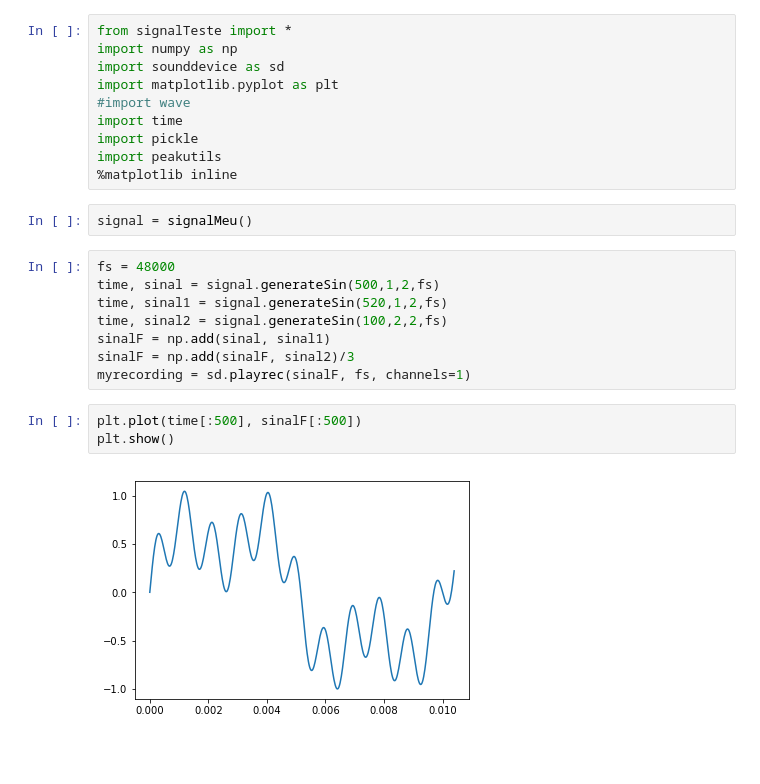
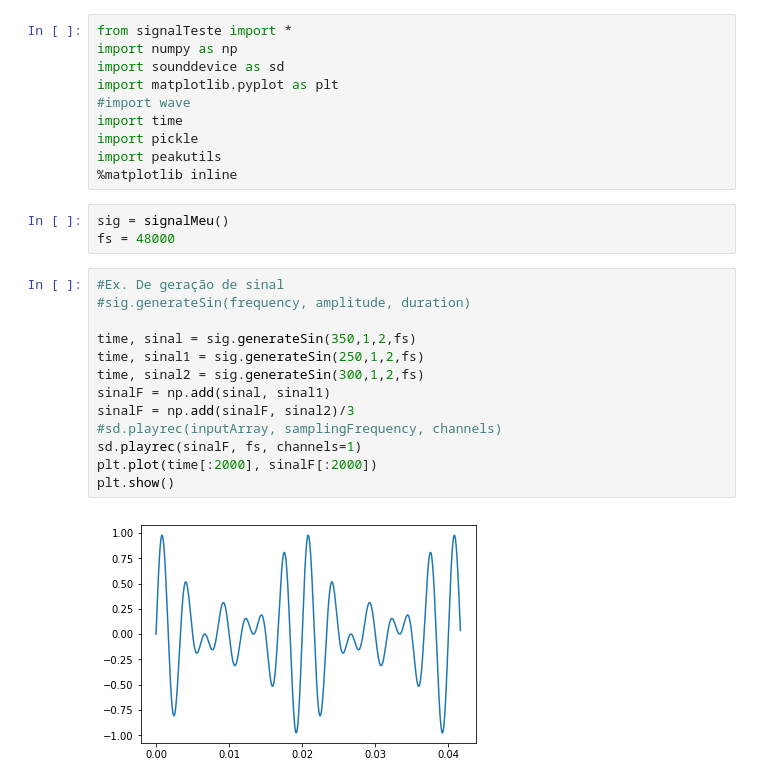
Before and after one commit to wesleygas/urban-piriquito, a Jupyter notebook: testeMaximo.ipynb, the cells around one changed output. Cells and saved outputs as stored; diff of their text form; blank space fills up the shorter version.

```diff
--- a/testeMaximo.ipynb
+++ b/testeMaximo.ipynb
@@ -8,19 +8,22 @@ import time
 import pickle
 import peakutils
 %matplotlib inline
-# %%
-signal = signalMeu()
+# %%
+sig = signalMeu()
+fs = 48000
 # %%
-fs = 48000
-time, sinal = signal.generateSin(500,1,2,fs)
-time, sinal1 = signal.generateSin(520,1,2,fs)
-time, sinal2 = signal.generateSin(100,2,2,fs)
+#Ex. De geração de sinal
+#sig.generateSin(frequency, amplitude, duration)
+
+time, sinal = sig.generateSin(350,1,2,fs)
+time, sinal1 = sig.generateSin(250,1,2,fs)
+time, sinal2 = sig.generateSin(300,1,2,fs)
 sinalF = np.add(sinal, sinal1)
 sinalF = np.add(sinalF, sinal2)/3
-myrecording = sd.playrec(sinalF, fs, channels=1)
+#sd.playrec(inputArray, samplingFrequency, channels)
+sd.playrec(sinalF, fs, channels=1)
+plt.plot(time[:2000], sinalF[:2000])
+plt.show()
+# %% [output]
+[figure, added]
-# %%
-plt.plot(time[:500], sinalF[:500])
-plt.show()
-# %% [output]
-[figure, removed]
 # %%
```
Also changed, not shown: parts of 6 cells of this notebook.
